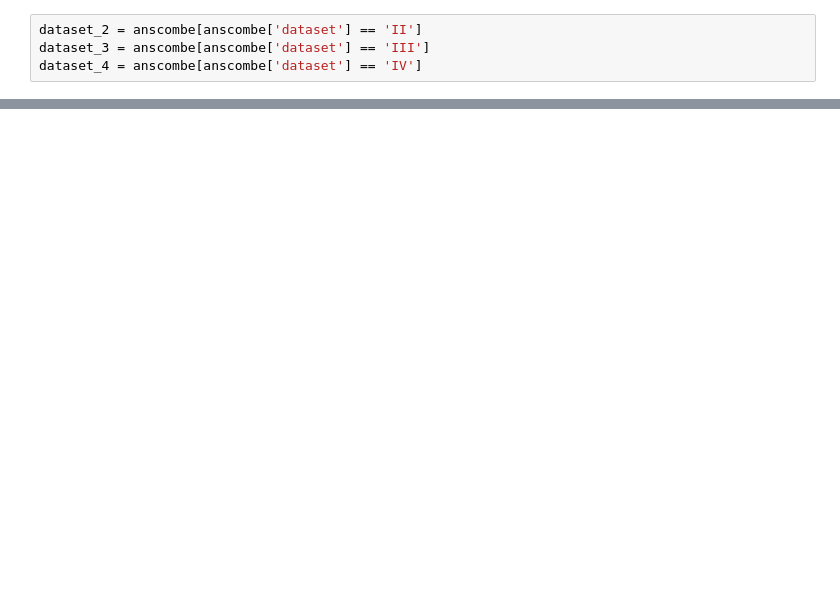
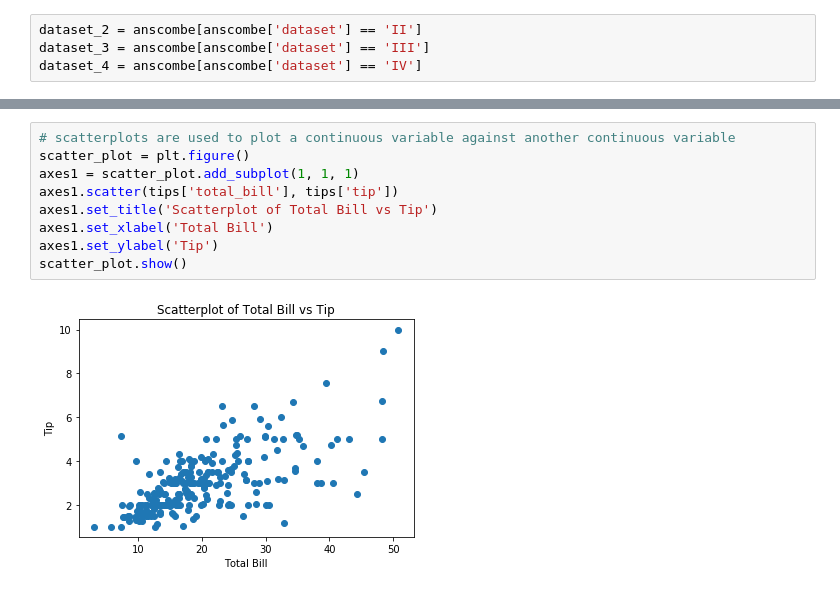
Before and after one commit to davetlewis-van/pandas_for_everyone, a Jupyter notebook: notebooks/Chapter 3.ipynb, the cells around one changed output, grey strips where cells are left out. Drawn from its saved outputs; the diff is of its cells as text; blank space fills up the shorter version.

```diff
--- a/notebooks/Chapter 3.ipynb
+++ b/notebooks/Chapter 3.ipynb
@@ -48,0 +126,11 @@ axes4.plot(dataset_4['x'], dataset_4['y'], 'o')
+# %%
+# scatterplots are used to plot a continuous variable against another continuous variable
+scatter_plot = plt.figure()
+axes1 = scatter_plot.add_subplot(1, 1, 1)
+axes1.scatter(tips['total_bill'], tips['tip'])
+axes1.set_title('Scatterplot of Total Bill vs Tip')
+axes1.set_xlabel('Total Bill')
+axes1.set_ylabel('Tip')
+scatter_plot.show()
+# %% [output]
+[figure, added]
```
Also changed, not shown: parts of 15 cells of this notebook, 2 other files.
